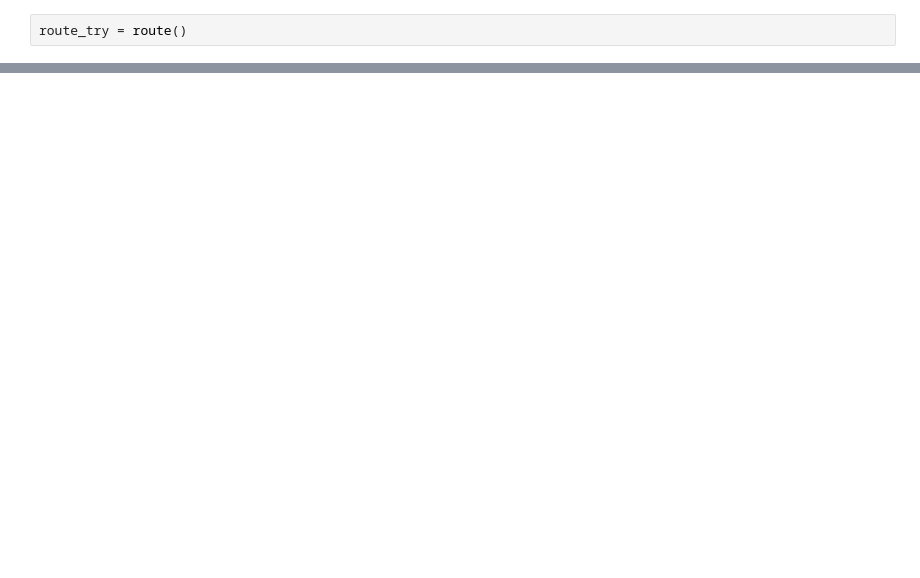
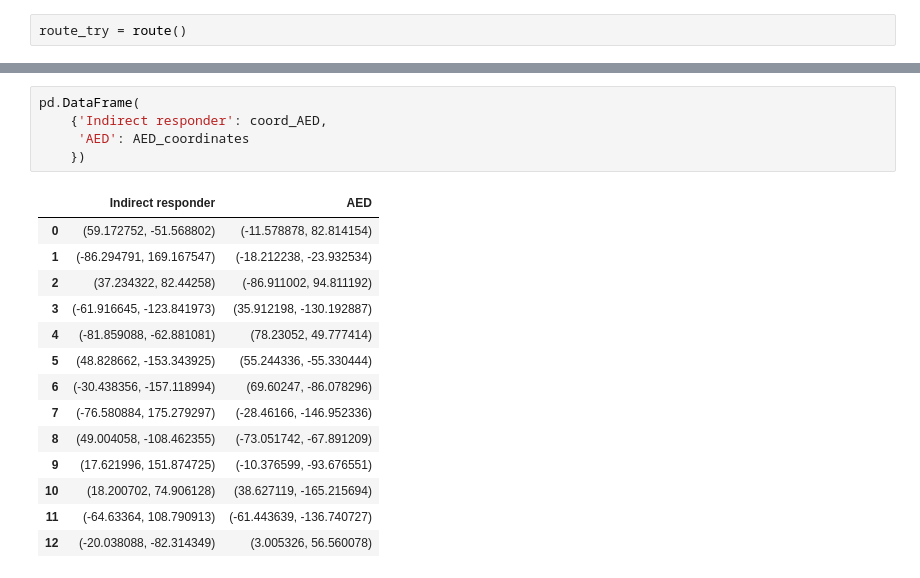
Before and after one commit to Leowiser/AED-Route-Optimization-MDA-Project, a Jupyter notebook: Try new version.ipynb, the cells around one changed output, grey strips where cells are left out. Cells and saved outputs as stored; diff of their text form; blank space fills up the shorter version.

```diff
--- a/Try new version.ipynb
+++ b/Try new version.ipynb
@@ -421,0 +287,20 @@ KeyError: 'Iso'
+# %%
+pd.DataFrame(
+    {'Indirect responder': coord_AED,
+     'AED': AED_coordinates
+    })
+# %% [output]
+|  | Indirect responder | AED |
+| 0 | (59.172752, -51.568802) | (-11.578878, 82.814154) |
+| 1 | (-86.294791, 169.167547) | (-18.212238, -23.932534) |
+| 2 | (37.234322, 82.44258) | (-86.911002, 94.811192) |
+| 3 | (-61.916645, -123.841973) | (35.912198, -130.192887) |
+| 4 | (-81.859088, -62.881081) | (78.23052, 49.777414) |
+| 5 | (48.828662, -153.343925) | (55.244336, -55.330444) |
+| 6 | (-30.438356, -157.118994) | (69.60247, -86.078296) |
+| 7 | (-76.580884, 175.279297) | (-28.46166, -146.952336) |
+| 8 | (49.004058, -108.462355) | (-73.051742, -67.891209) |
+| 9 | (17.621996, 151.874725) | (-10.376599, -93.676551) |
+| 10 | (18.200702, 74.906128) | (38.627119, -165.215694) |
+| 11 | (-64.63364, 108.790913) | (-61.443639, -136.740727) |
+| 12 | (-20.038088, -82.314349) | (3.005326, 56.560078) |
```
Also changed, not shown: parts of 46 cells of this notebook, 2 other files.
